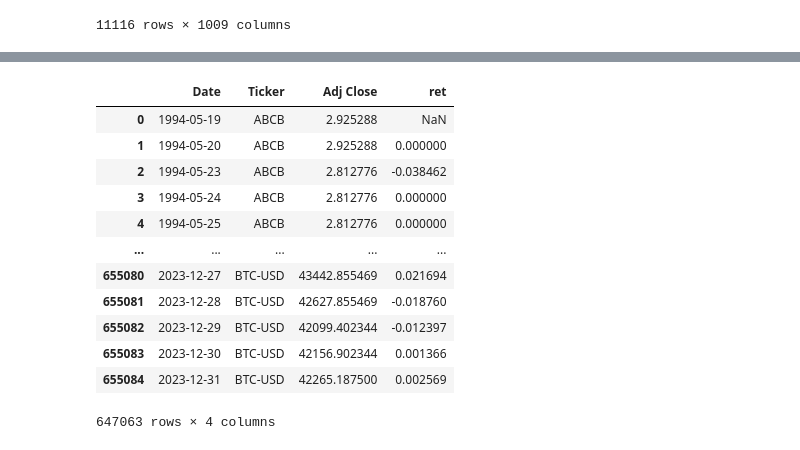
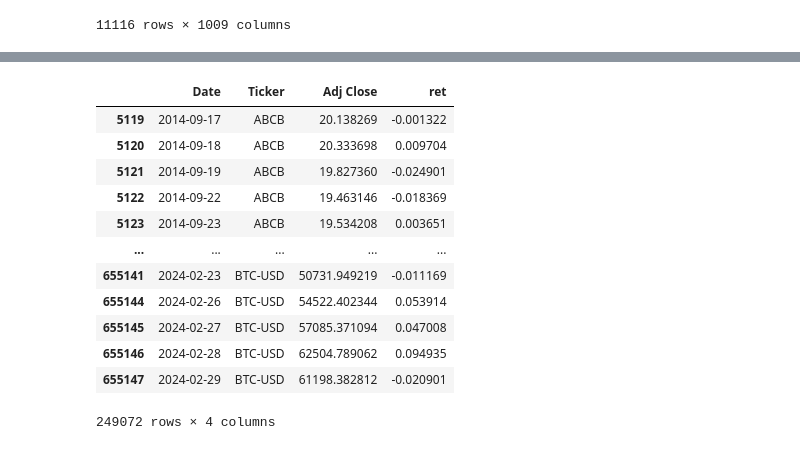
Before and after one commit to CarsonJMullen/fin372-quant-backtest, a Jupyter notebook: pull-data.ipynb, the cells around one changed output, grey strips where cells are left out. Drawn from its saved outputs; the diff is of its cells as text; code cells hidden in the pictures.

Commit message:
fixed regression and graph by filtering original data dates

```diff
--- a/pull-data.ipynb
+++ b/pull-data.ipynb
@@ -146,21 +145,25 @@ prices_df
 # %%
 prices_df['ret'] = prices_df.groupby('Ticker')['Adj Close'].pct_change()
-# %%
-prices_df[prices_df['Date'] <= last_date]
-# %% [output]
-|  | Date | Ticker | Adj Close | ret |
-| 0 | 1994-05-19 | ABCB | 2.925288 | NaN |
-| 1 | 1994-05-20 | ABCB | 2.925288 | 0.000000 |
-| 2 | 1994-05-23 | ABCB | 2.812776 | -0.038462 |
-| 3 | 1994-05-24 | ABCB | 2.812776 | 0.000000 |
-| 4 | 1994-05-25 | ABCB | 2.812776 | 0.000000 |
-| ... | ... | ... | ... | ... |
-| 655080 | 2023-12-27 | BTC-USD | 43442.855469 | 0.021694 |
-| 655081 | 2023-12-28 | BTC-USD | 42627.855469 | -0.018760 |
-| 655082 | 2023-12-29 | BTC-USD | 42099.402344 | -0.012397 |
-| 655083 | 2023-12-30 | BTC-USD | 42156.902344 | 0.001366 |
-| 655084 | 2023-12-31 | BTC-USD | 42265.187500 | 0.002569 |
-647063 rows × 4 columns
+# %%
+mkt_rf_df = pd.read_csv('data/mkt_rf_daily.csv')
+date = pd.to_datetime(mkt_rf_df.loc[:,'date'],format='%Y%m%d')
+# %%
+prices_df = prices_df[(prices_df['Date'].isin(date)) & (prices_df['Date'] >= '2014-09-17')]
+prices_df
+# %% [output]
+|  | Date | Ticker | Adj Close | ret |
+| 5119 | 2014-09-17 | ABCB | 20.138269 | -0.001322 |
+| 5120 | 2014-09-18 | ABCB | 20.333698 | 0.009704 |
+| 5121 | 2014-09-19 | ABCB | 19.827360 | -0.024901 |
+| 5122 | 2014-09-22 | ABCB | 19.463146 | -0.018369 |
+| 5123 | 2014-09-23 | ABCB | 19.534208 | 0.003651 |
+| ... | ... | ... | ... | ... |
+| 655141 | 2024-02-23 | BTC-USD | 50731.949219 | -0.011169 |
+| 655144 | 2024-02-26 | BTC-USD | 54522.402344 | 0.053914 |
+| 655145 | 2024-02-27 | BTC-USD | 57085.371094 | 0.047008 |
+| 655146 | 2024-02-28 | BTC-USD | 62504.789062 | 0.094935 |
+| 655147 | 2024-02-29 | BTC-USD | 61198.382812 | -0.020901 |
+249072 rows × 4 columns
 # %%
 # Save the DataFrame to CSV format
 prices_df.to_csv('data/yf-prices.csv', index=False)
```
Also changed, not shown: parts of 5 cells of this notebook, 17 other files.
